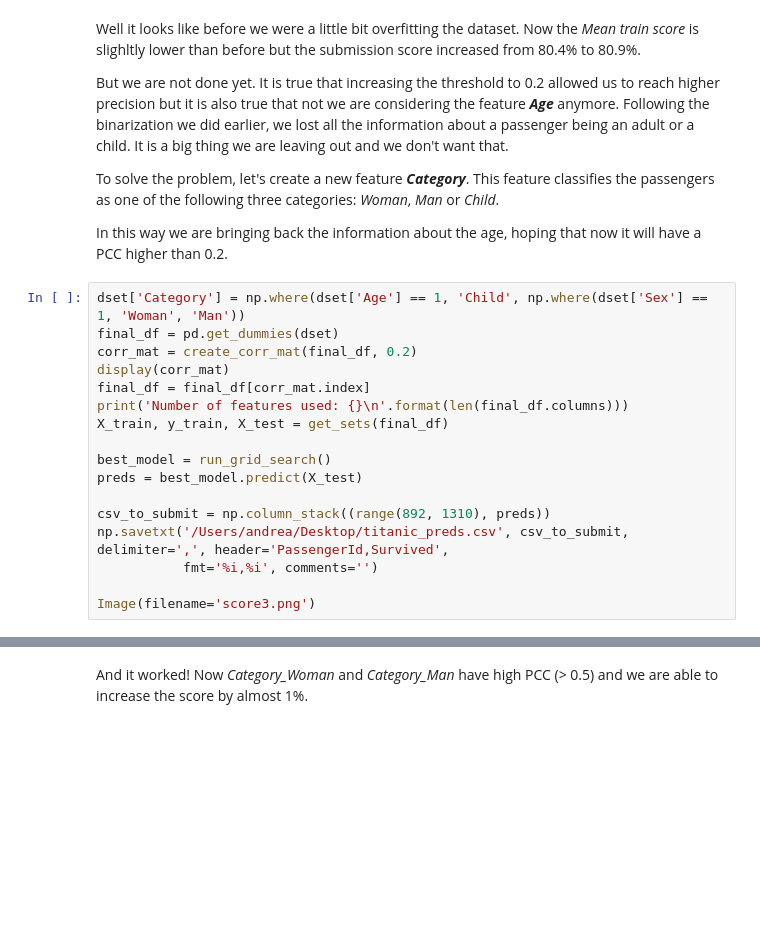
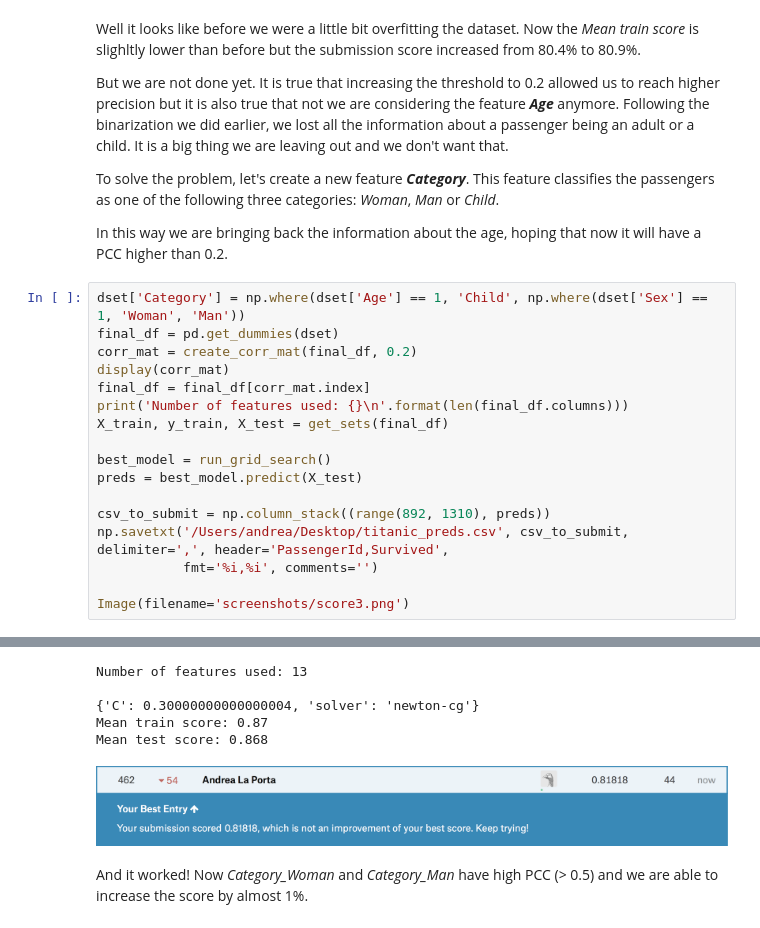
Before and after one commit to alaporta85/Kaggle_comps, a Jupyter notebook: titanic/Titanic.ipynb, the cells around one changed output, grey strips where cells are left out. Saved outputs shown, nothing was run; the diff lists cells and outputs as text; blank space fills up the shorter version.

```diff
--- a/titanic/Titanic.ipynb
+++ b/titanic/Titanic.ipynb
@@ -529,4 +741,5 @@ csv_to_submit = np.column_stack((range(892, 1310), preds))
 np.savetxt('/Users/andrea/Desktop/titanic_preds.csv', csv_to_submit, delimiter=',', header='PassengerId,Survived',
            fmt='%i,%i', comments='')
 
-Image(filename='score3.png')
+Image(filename='screenshots/score3.png')
+# %% [output]
@@ -533,2 +760,8 @@ Image(filename='score3.png')
+Number of features used: 13
+
+{'C': 0.30000000000000004, 'solver': 'newton-cg'}
+Mean train score: 0.87
+Mean test score: 0.868
+[figure, added]
 # %% [markdown]
 And it worked! Now <i>Category_Woman</i> and <i>Category_Man</i> have high PCC (> 0.5) and we are able to increase the score by almost 1%.
```
Also changed, not shown: parts of 24 cells of this notebook.
